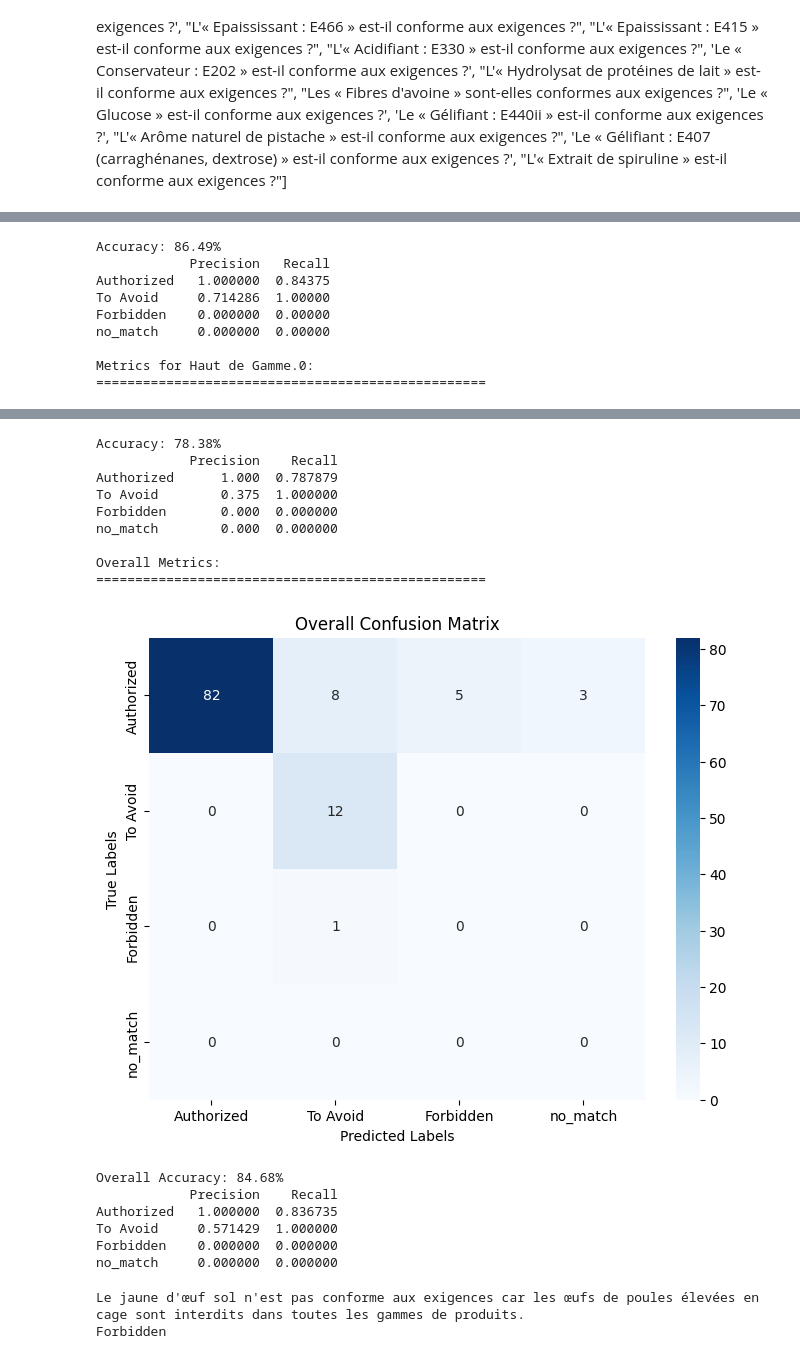
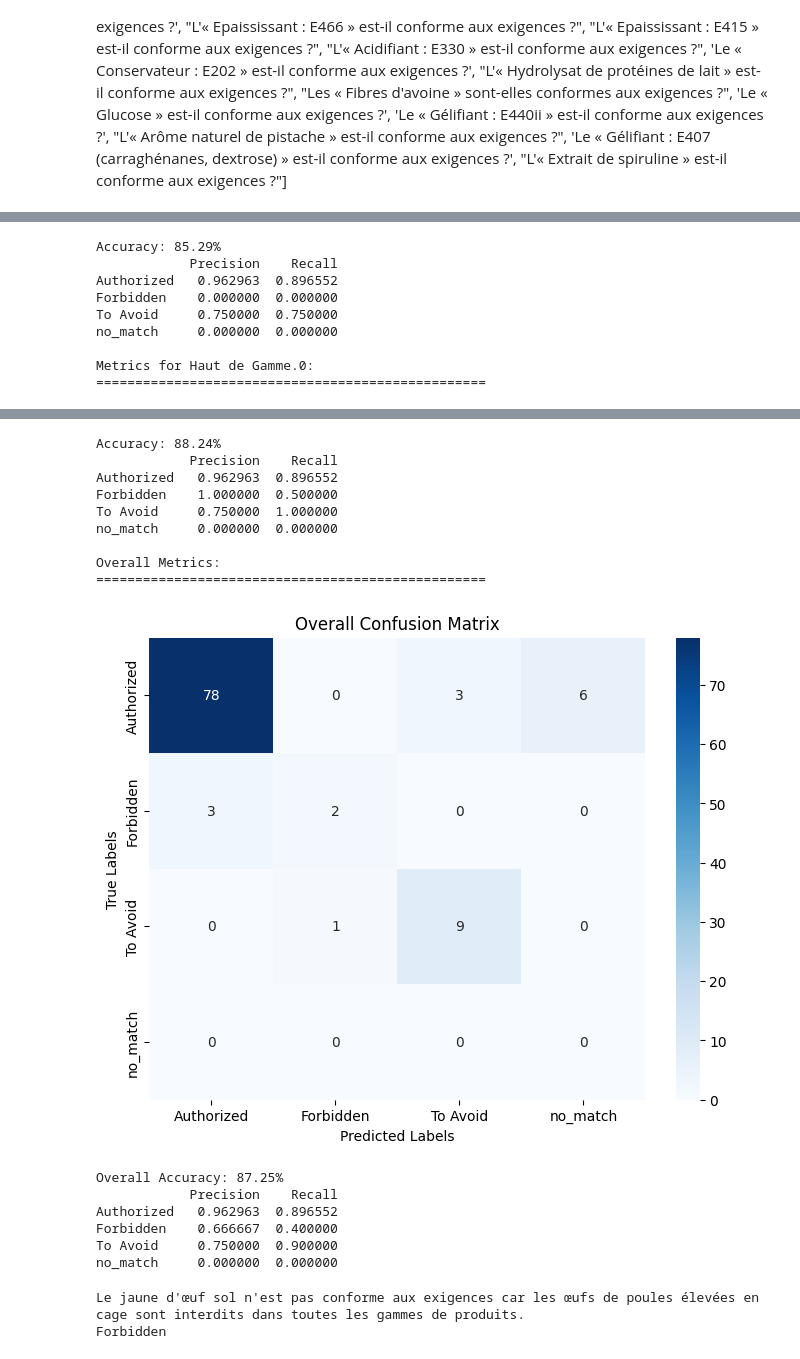
Before and after one commit to QuivrHQ/MegaParse, a Jupyter notebook: notebooks/evaluate_diff_agent.ipynb, the cells around one changed output, grey strips where cells are left out. Drawn from its saved outputs; the diff is of its cells as text; code cells hidden in the pictures.

```diff
--- a/notebooks/evaluate_diff_agent.ipynb
+++ b/notebooks/evaluate_diff_agent.ipynb
@@ -5,9 +5,23 @@ from megaparse.cdp.utils.diff_agent import DifferenceAgent, ContextType
 from megaparse.cdp.utils.query_engine import DiffQueryEngine
 from pathlib import Path
 from megaparse.cdp.utils.question_generator import QuestionGenerator
+# %%
+DOCUMENT_CONTEXT = """
+The document is a list of specificity for a pastry product, specially on the packaging part and physical constraint of the product. Focus on the physical/ packaging part of the document, not the ingredients.
+When generating each question, include all relevant information so that the question can be answered without needing to refer back to the table. This is important because the team verifying the specificity will not have access to the table.
+Look for the most detail in each ingredient, such as the labels (RSPCO, élevés en cage), do not add the country it is from, do not add the name of the parent ingredient (ex: BASE VERTE)
+
+The questions must be specific.
+The number of questions should match the number of informations on the packaging in the document.
+The question will be asked directly to the "Charte Emballage" team, they won't have access to the provided document.
+
+Exemple :
+Document states : The product weight is 40kg and the diameter is 110/90 mm.
+questions : ["Is a product that weights 40kg with a diameter of 110 (up) and 90 (down) mm compliant with requirements?"]
+"""
 # %%
 diff_query_engine = DiffQueryEngine(Path("../megaparse/cdp/CDP_QUAL_CHART_01_CHARTE_PRODUITS.md"), top_k= 15)
-question_generator = QuestionGenerator()
+question_generator = QuestionGenerator(document_context= DOCUMENT_CONTEXT)
 # %%
 from llama_index.core import PromptTemplate
 
@@ -113,6 +126,6 @@ additional_contexts = [
                         ContextType(category='Entree de Gamme', context='pour les produits de la catégorie Entree de Gamme ?'),
                         ContextType(category='Haut de Gamme', context='pour les produits de la catégorie Haut de Gamme ?')
                         ]
-generated_df = agent.evaluate(source_path= None, target_path= Path('../megaparse/cdp/ground_truth.csv'), tab_name= None, additional_contexts=additional_contexts, verbose=True, compute_all=True, n_iteration= 1)
+generated_df = agent.evaluate(source_path= None, target_path= Path('../megaparse/cdp/ground_truth_quiche.csv'), tab_name= None, additional_contexts=additional_contexts, verbose=True, compute_all=True, n_iteration= 1)
 # %% [output]
 Querying generated questions to the reference document...
@@ -146,9 +159,9 @@ Metrics for Entree de Gamme.0:
-Accuracy: 86.49%
-            Precision   Recall
-Authorized   1.000000  0.84375
-To Avoid     0.714286  1.00000
-Forbidden    0.000000  0.00000
-no_match     0.000000  0.00000
+Accuracy: 85.29%
+            Precision    Recall
+Authorized   0.962963  0.896552
+Forbidden    0.000000  0.000000
+To Avoid     0.750000  0.750000
+no_match     0.000000  0.000000
 
 Metrics for Haut de Gamme.0:
 ==================================================
@@ -156,18 +169,18 @@ Metrics for Haut de Gamme.0:
-Accuracy: 78.38%
+Accuracy: 88.24%
             Precision    Recall
-Authorized      1.000  0.787879
-To Avoid        0.375  1.000000
-Forbidden       0.000  0.000000
-no_match        0.000  0.000000
+Authorized   0.962963  0.896552
+Forbidden    1.000000  0.500000
+To Avoid     0.750000  1.000000
+no_match     0.000000  0.000000
 
 Overall Metrics:
 ==================================================
-[figure, old version]
+[figure, new version]
-Overall Accuracy: 84.68%
+Overall Accuracy: 87.25%
             Precision    Recall
-Authorized   1.000000  0.836735
-To Avoid     0.571429  1.000000
-Forbidden    0.000000  0.000000
+Authorized   0.962963  0.896552
+Forbidden    0.666667  0.400000
+To Avoid     0.750000  0.900000
 no_match     0.000000  0.000000
 # %%
 print(agent.get_detail("Coeur de Gamme", 0, name = "jaune d'œuf sol")["Coeur de Gamme.0.detail"].values[0])
```
Also changed, not shown: parts of 5 cells of this notebook, 3 other files.
